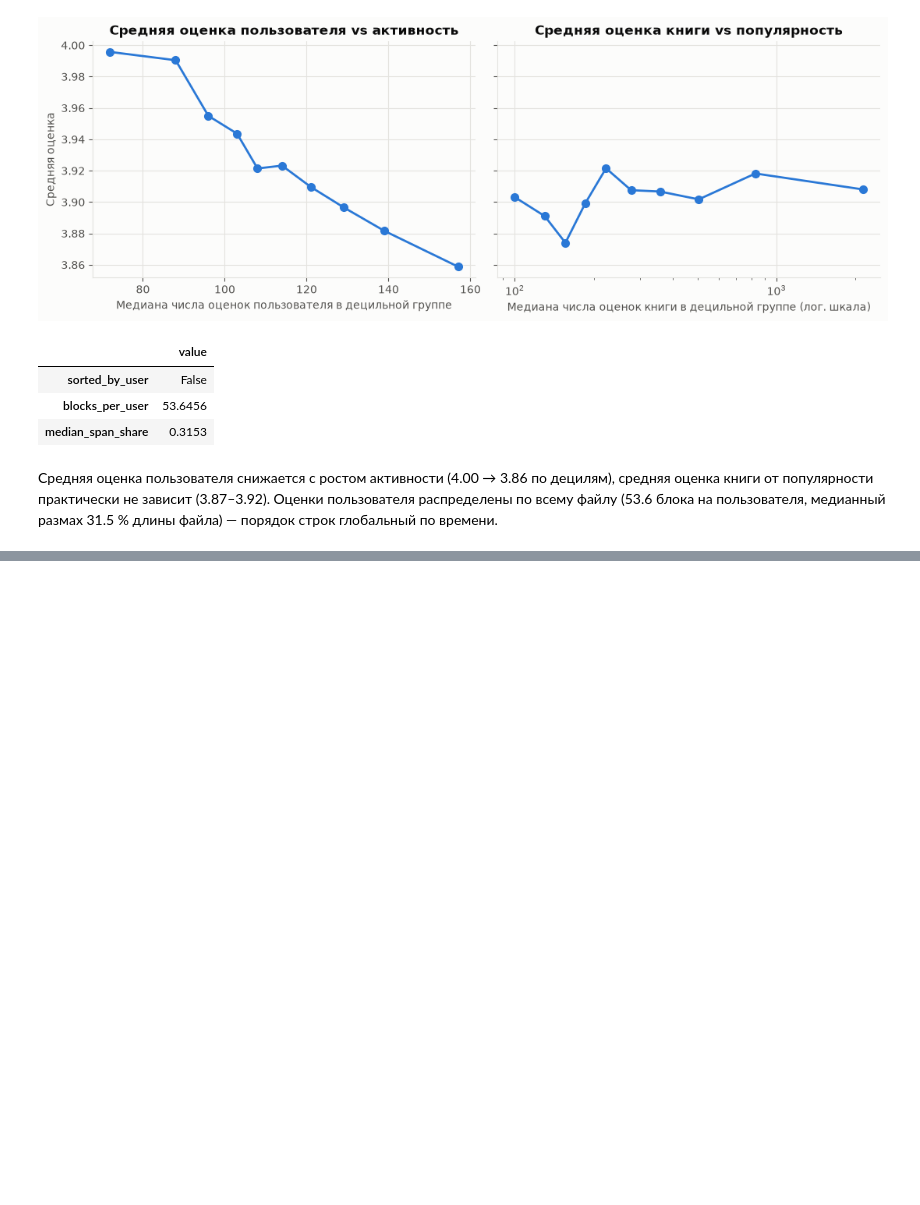
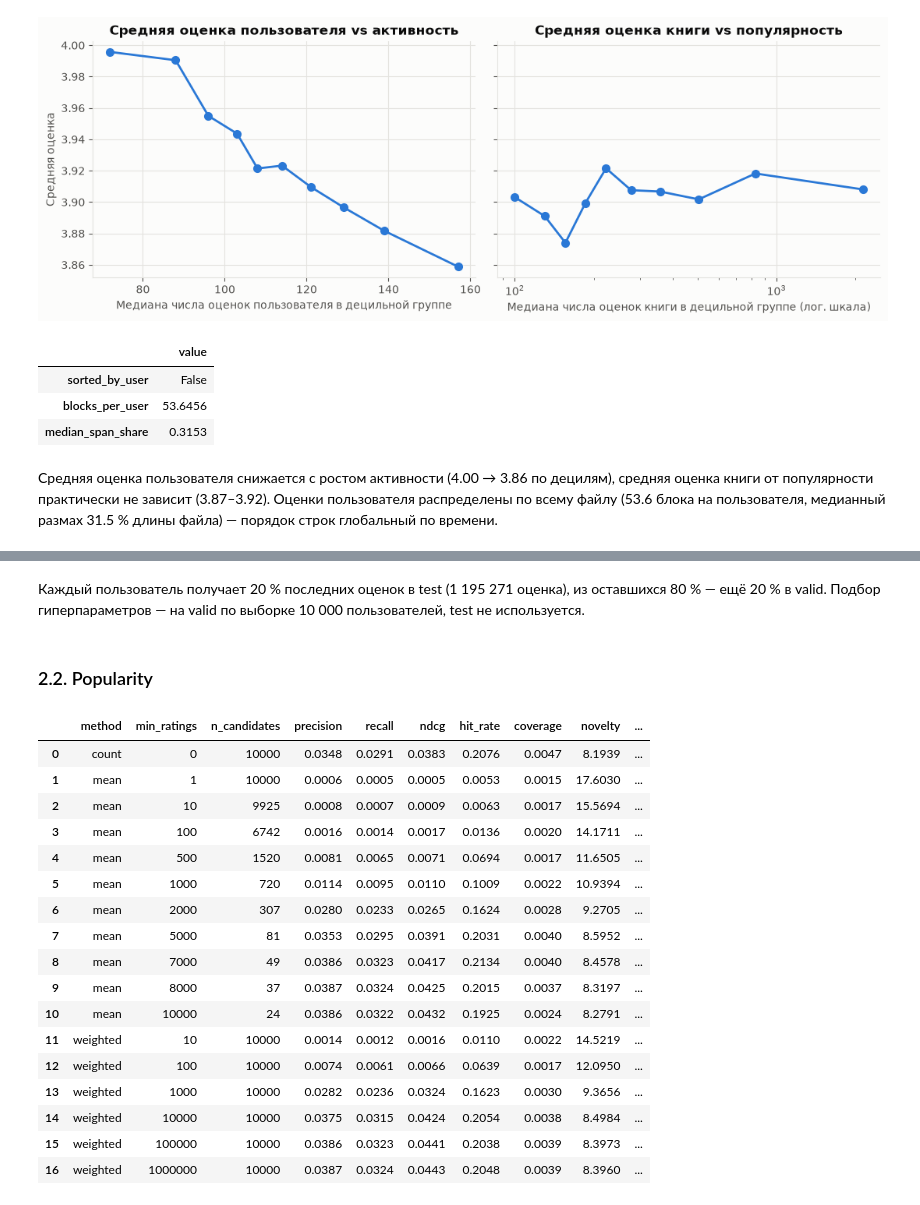
Before and after one commit to a-kapset/Rec_Systems_HW1, a Jupyter notebook: notebooks/goodbooks_recsys.ipynb, the cells around one changed output, grey strips where cells are left out. Cells and saved outputs as stored; diff of their text form; code cells hidden in the pictures; blank space fills up the shorter version.

```diff
--- a/notebooks/goodbooks_recsys.ipynb
+++ b/notebooks/goodbooks_recsys.ipynb
@@ -202,0 +253,43 @@ eda.chronology_check(ratings).to_frame("value")
+# %% [markdown]
+Каждый пользователь получает 20 % последних оценок в test (1 195 271 оценка), из оставшихся 80 % — ещё 20 % в valid. Подбор гиперпараметров — на valid по выборке 10 000 пользователей, test не используется.
+# %% [markdown]
+### 2.2. Popularity
+# %%
+grid_models = [Popularity("count")]
+grid_models += [
+    Popularity("mean", m) for m in (1, 10, 100, 500, 1000, 2000, 5000, 7000, 8000, 10000)
+]
+grid_models += [Popularity("weighted", m) for m in (10, 100, 1000, 10000, 100000, 1000000)]
+columns = ["precision", "recall", "ndcg", "hit_rate", "coverage", "novelty", "short_lists"]
+rows = []
+for model in grid_models:
+    result = evaluation.evaluate(model.fit(inner.train), valid_set, ks=(10,)).iloc[0]
+    rows.append(
+        {
+            "method": model.method,
+            "min_ratings": model.min_ratings,
+            "n_candidates": model.n_candidates,
+            **result[columns],
+        }
+    )
+popularity_grid = pd.DataFrame(rows)
+popularity_grid
+# %% [output]
+|  | method | min_ratings | n_candidates | precision | recall | ndcg | hit_rate | coverage | novelty | ... |
+| 0 | count | 0 | 10000 | 0.0348 | 0.0291 | 0.0383 | 0.2076 | 0.0047 | 8.1939 | ... |
+| 1 | mean | 1 | 10000 | 0.0006 | 0.0005 | 0.0005 | 0.0053 | 0.0015 | 17.6030 | ... |
+| 2 | mean | 10 | 9925 | 0.0008 | 0.0007 | 0.0009 | 0.0063 | 0.0017 | 15.5694 | ... |
+| 3 | mean | 100 | 6742 | 0.0016 | 0.0014 | 0.0017 | 0.0136 | 0.0020 | 14.1711 | ... |
+| 4 | mean | 500 | 1520 | 0.0081 | 0.0065 | 0.0071 | 0.0694 | 0.0017 | 11.6505 | ... |
+| 5 | mean | 1000 | 720 | 0.0114 | 0.0095 | 0.0110 | 0.1009 | 0.0022 | 10.9394 | ... |
+| 6 | mean | 2000 | 307 | 0.0280 | 0.0233 | 0.0265 | 0.1624 | 0.0028 | 9.2705 | ... |
+| 7 | mean | 5000 | 81 | 0.0353 | 0.0295 | 0.0391 | 0.2031 | 0.0040 | 8.5952 | ... |
+| 8 | mean | 7000 | 49 | 0.0386 | 0.0323 | 0.0417 | 0.2134 | 0.0040 | 8.4578 | ... |
+| 9 | mean | 8000 | 37 | 0.0387 | 0.0324 | 0.0425 | 0.2015 | 0.0037 | 8.3197 | ... |
+| 10 | mean | 10000 | 24 | 0.0386 | 0.0322 | 0.0432 | 0.1925 | 0.0024 | 8.2791 | ... |
+| 11 | weighted | 10 | 10000 | 0.0014 | 0.0012 | 0.0016 | 0.0110 | 0.0022 | 14.5219 | ... |
+| 12 | weighted | 100 | 10000 | 0.0074 | 0.0061 | 0.0066 | 0.0639 | 0.0017 | 12.0950 | ... |
+| 13 | weighted | 1000 | 10000 | 0.0282 | 0.0236 | 0.0324 | 0.1623 | 0.0030 | 9.3656 | ... |
+| 14 | weighted | 10000 | 10000 | 0.0375 | 0.0315 | 0.0424 | 0.2054 | 0.0038 | 8.4984 | ... |
+| 15 | weighted | 100000 | 10000 | 0.0386 | 0.0323 | 0.0441 | 0.2038 | 0.0039 | 8.3973 | ... |
+| 16 | weighted | 1000000 | 10000 | 0.0387 | 0.0324 | 0.0443 | 0.2048 | 0.0039 | 8.3960 | ... |
```
Also changed, not shown: parts of 15 cells of this notebook, 14 other files.
